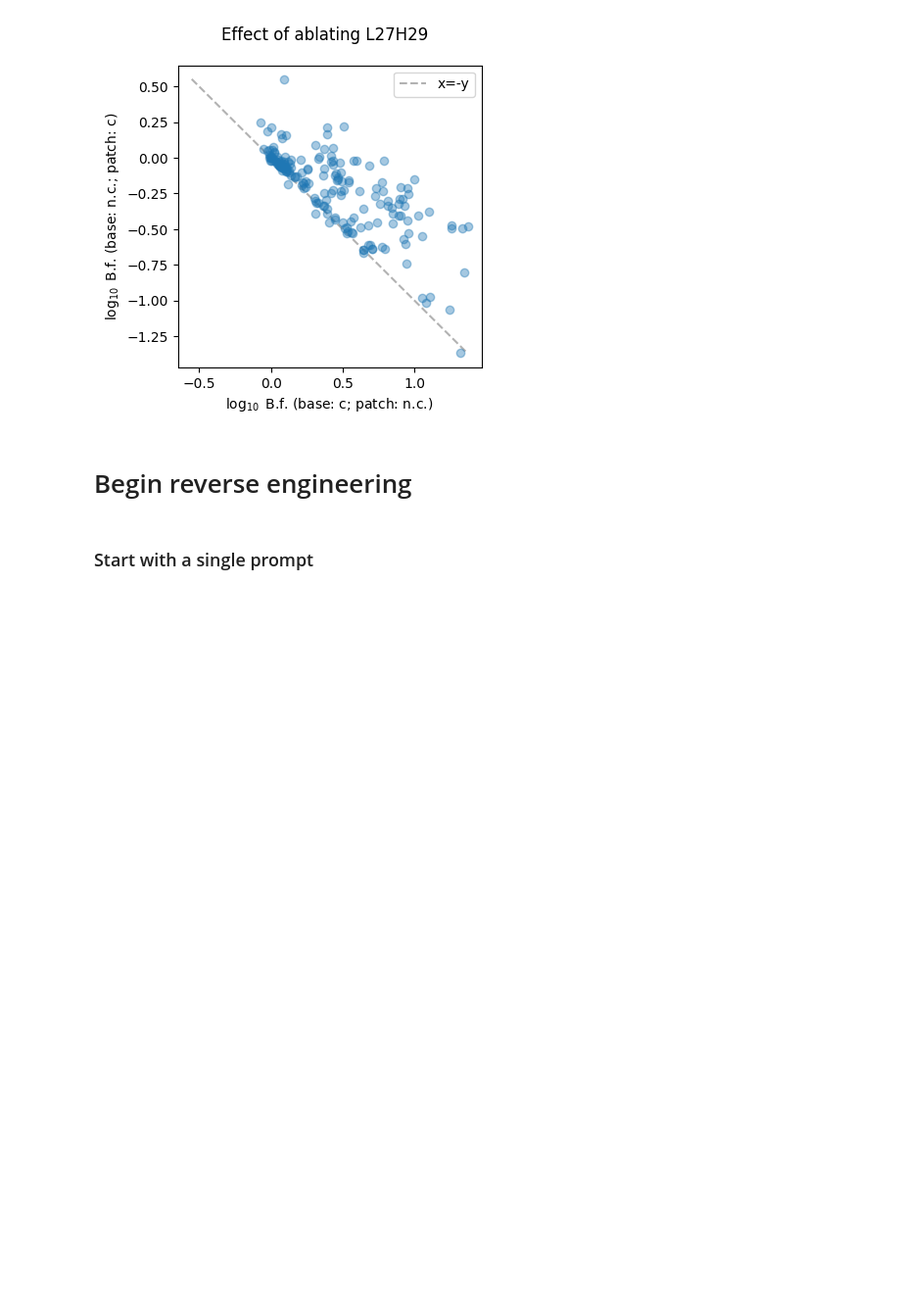
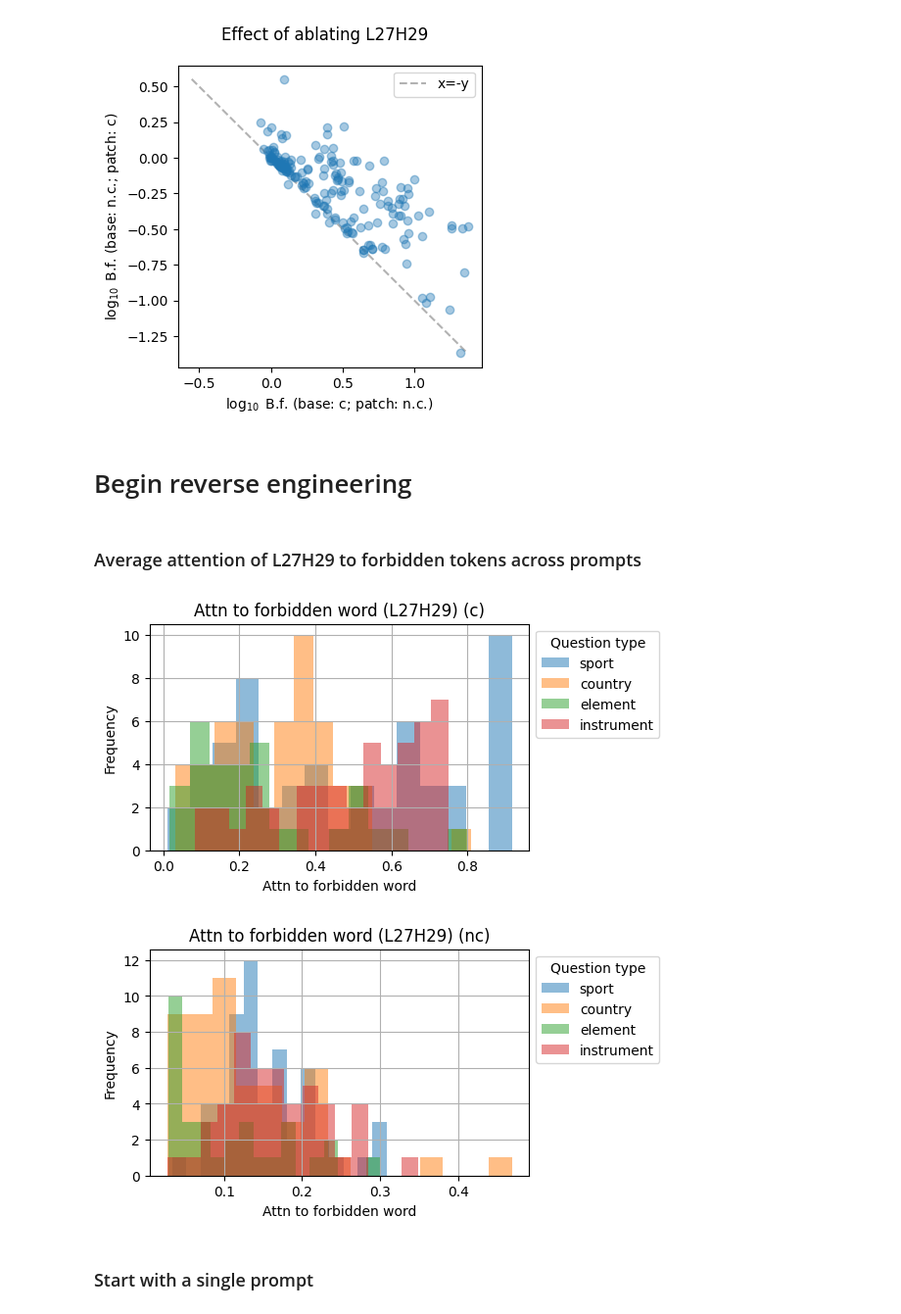
Before and after one commit to ed1d1a8d/prompt-injection-interp, a Jupyter notebook: notebooks/dontsay/dontsay-l27h29.ipynb, the cells around one changed output. Shown at 98% size. Cells and saved outputs as stored; diff of their text form; code cells hidden in the pictures; blank space fills up the shorter version.

```diff
--- a/notebooks/dontsay/dontsay-l27h29.ipynb
+++ b/notebooks/dontsay/dontsay-l27h29.ipynb
@@ -332,3 +332,5 @@ plt.show()
 [figure]
 # %% [markdown]
 # Begin reverse engineering
+# %% [markdown]
+### Average attention of L27H29 to forbidden tokens across prompts
@@ -335,3 +385,20 @@ plt.show()
+# %%
+for tag in ("c", "nc"):
+    plt.figure(figsize=(5, 3))
+    plt.title(f"Attn to forbidden word (L27H29) ({tag})")
+    for q_type in df.type.unique():
+        (df[f"f_attn_prob_{tag}"][df.type == q_type]).hist(
+            label=q_type,
+            alpha=0.5,
+            bins=15,
+        )
+
+    plt.xlabel("Attn to forbidden word")
+    plt.ylabel("Frequency")
+    plt.legend(bbox_to_anchor=(1, 1), loc="upper left", title="Question type")
+# %% [output]
+[figure, added]
+[figure, added]
 # %% [markdown]
 ### Start with a single prompt
 # %%
```
Also changed, not shown: parts of 9 cells of this notebook, 1 other file.
